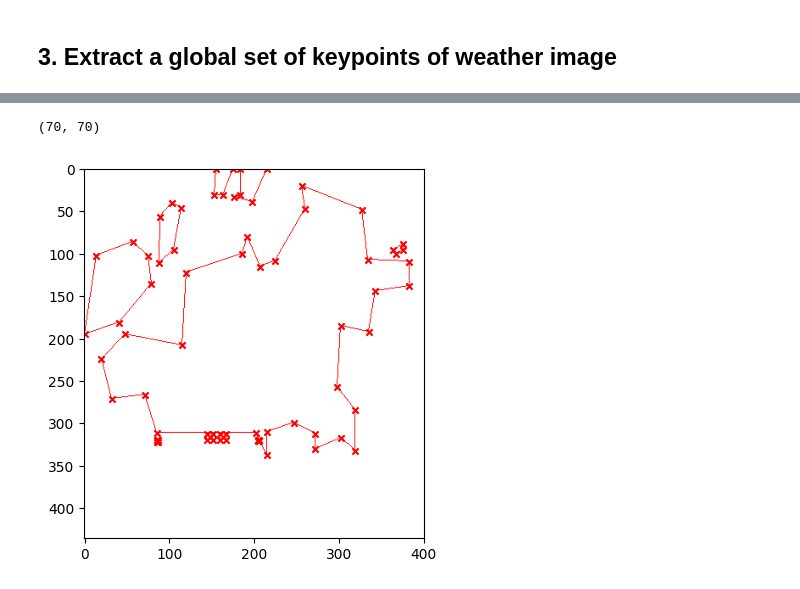
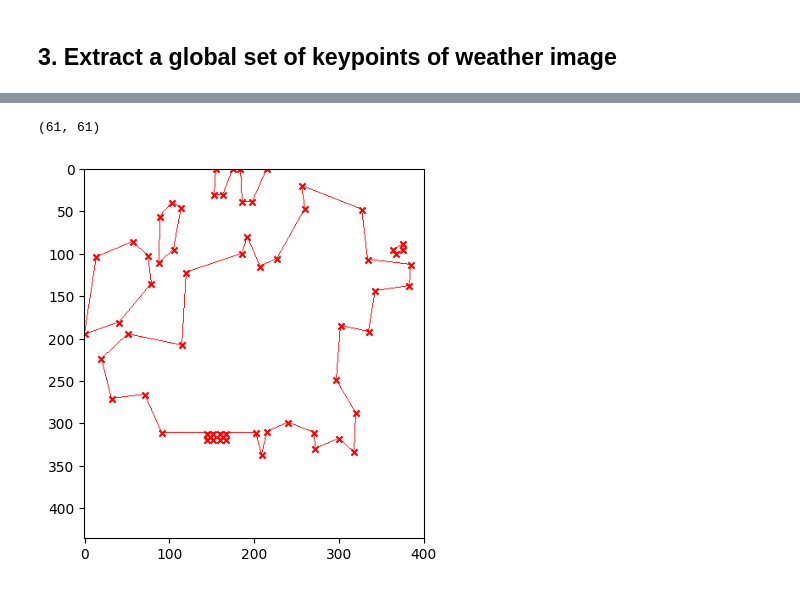
Before and after one commit to quochieu586/Thunderstorm-Nowcasting-Geometry-Topology-Approach, a Jupyter notebook: polygon_represent.ipynb, the cells around one changed output, grey strips where cells are left out. Drawn from its saved outputs; the diff is of its cells as text; code cells hidden in the pictures.

```diff
--- a/polygon_represent.ipynb
+++ b/polygon_represent.ipynb
@@ -46,6 +46,8 @@ sorted_color[:3]
 ## 2. Extract contours
 # %%
 contours_img, contours, colors  = extract_contour_by_dbz(src_img, thresholds=[20], sorted_color=sorted_color)
+contours = sorted([polygon for polygon in contours[0] if cv2.contourArea(polygon) >= 15], key=lambda x: cv2.contourArea(x), reverse=True)
+print(f"Number of polygons = {len(contours)}")
 
 plt.imshow(contours_img)
 plt.show()
@@ -138,22 +125,2 @@ Radius: 40
 # %% [markdown]
 ## 3. Extract a global set of keypoints of weather image
-# %%
-simplified_contour_list = []
-for contour in contours[0]:
-    area = cv2.contourArea(contour)
-    if area > 0:
-        epsilon = math.log(cv2.contourArea(contour))
-    else:
-        print(f"Error at {contour}")
-        continue
-
-    # print(f"Epsilon = {epsilon}")
-
-    simplified_contour = cv2.approxPolyDP(contour, epsilon, True)
-    print(f"Number of vertices before simplified = {len(contour)}")
-    print(f"Number of vertices after simplified = {len(simplified_contour)}")
-    print(f"---")
-
-    if len(simplified_contour) <= 2:
-        continue
-    simplified_contour_list.append(simplified_contour)
@@ -178,5 +127,5 @@ Number of vertices after simplified = 4
 # %%
-points = [point for contour in simplified_contour_list for point in contour.squeeze(1)]
+points = [point for contour in simplified_contours for point in contour.squeeze(1)]
 
 point_features = []
 radii = [20, 40, 60, 80]
@@ -185,26 +134,25 @@ num_sectors = 12
 for point in points:
     try:
         point_features.append((
-            point,
-            construct_shape_vector(simplified_contour_list, point, radii=radii, num_sectors=num_sectors)
+            ShapeVector(point, construct_shape_vector(polygons, point, radii=radii, num_sectors=num_sectors))
         ))
     except:
         pass
 
 len(points), len(point_features)
 # %% [output]
-(70, 70)
+(61, 61)
 # %%
 blank_img = np.ones_like(src_img, np.int16) * 255
-cv2.drawContours(blank_img, simplified_contour_list, contourIdx=-1, color=(255, 0, 0), thickness=1)
+cv2.drawContours(blank_img, simplified_contours, contourIdx=-1, color=(255, 0, 0), thickness=1)
 plt.imshow(blank_img)
 
 for point in points:
     plt.scatter(point[0], point[1], s=20, c='red', marker='x')
 
 plt.show()
 # %% [output]
-[figure, old version]
+[figure, new version]
 # %%
 plot_shape_vector(simplified_contour_list, points[20], radii=radii, num_sectors=num_sectors)
 plt.show()
```
Also changed, not shown: parts of 5 cells of this notebook, 7 other files.
